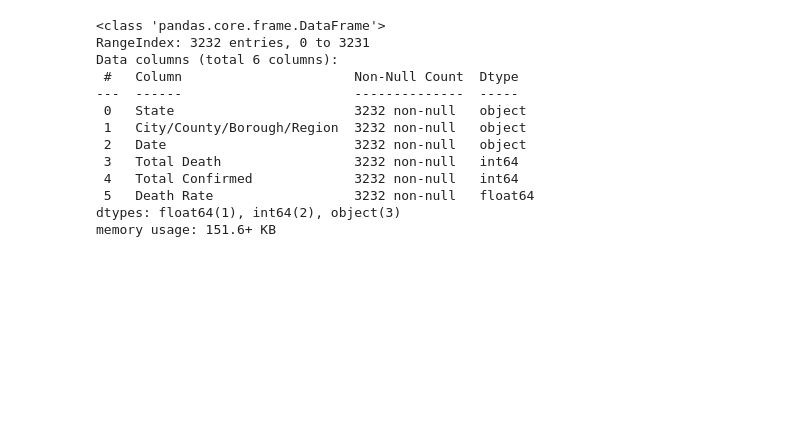
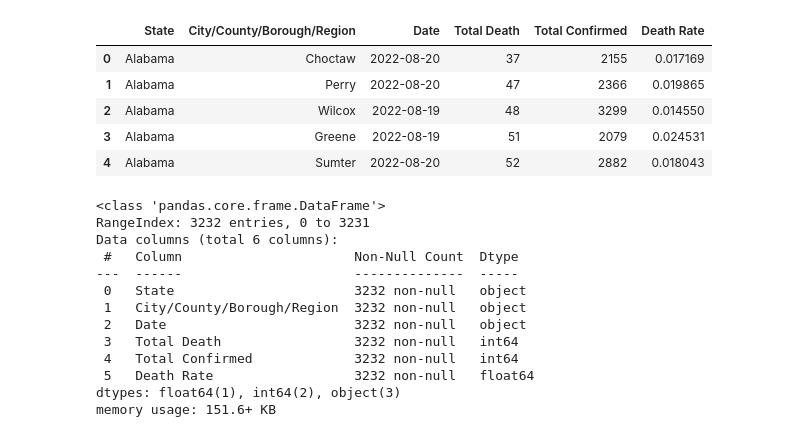
Before and after one commit to AppleBoiy/cs203-c19-analysis, a Jupyter notebook: code/preview/preview.ipynb, the cells around one changed output. Drawn from its saved outputs; the diff is of its cells as text; code cells hidden in the pictures; blank space fills up the shorter version.

Commit message:
Retrieve data from URL instead of storing it locally

```diff
--- a/code/preview/preview.ipynb
+++ b/code/preview/preview.ipynb
@@ -6,5 +6,17 @@ from directories import Path
 # %%
-df = pd.read_csv(f'{Path.DATA.value}/data.csv')
+from src import get_url
+
+url = get_url(Url.DATA.value)
+df = pd.read_csv(url)
+
+df.head()
+# %% [output]
+|  | State | City/County/Borough/Region | Date | Total Death | Total Confirmed | Death Rate |
+| 0 | Alabama | Choctaw | 2022-08-20 | 37 | 2155 | 0.017169 |
+| 1 | Alabama | Perry | 2022-08-20 | 47 | 2366 | 0.019865 |
+| 2 | Alabama | Wilcox | 2022-08-19 | 48 | 3299 | 0.014550 |
+| 3 | Alabama | Greene | 2022-08-19 | 51 | 2079 | 0.024531 |
+| 4 | Alabama | Sumter | 2022-08-20 | 52 | 2882 | 0.018043 |
 # %%
 df.info()
 # %% [output]
```
Also changed, not shown: parts of 4 cells of this notebook, 18 other files.
